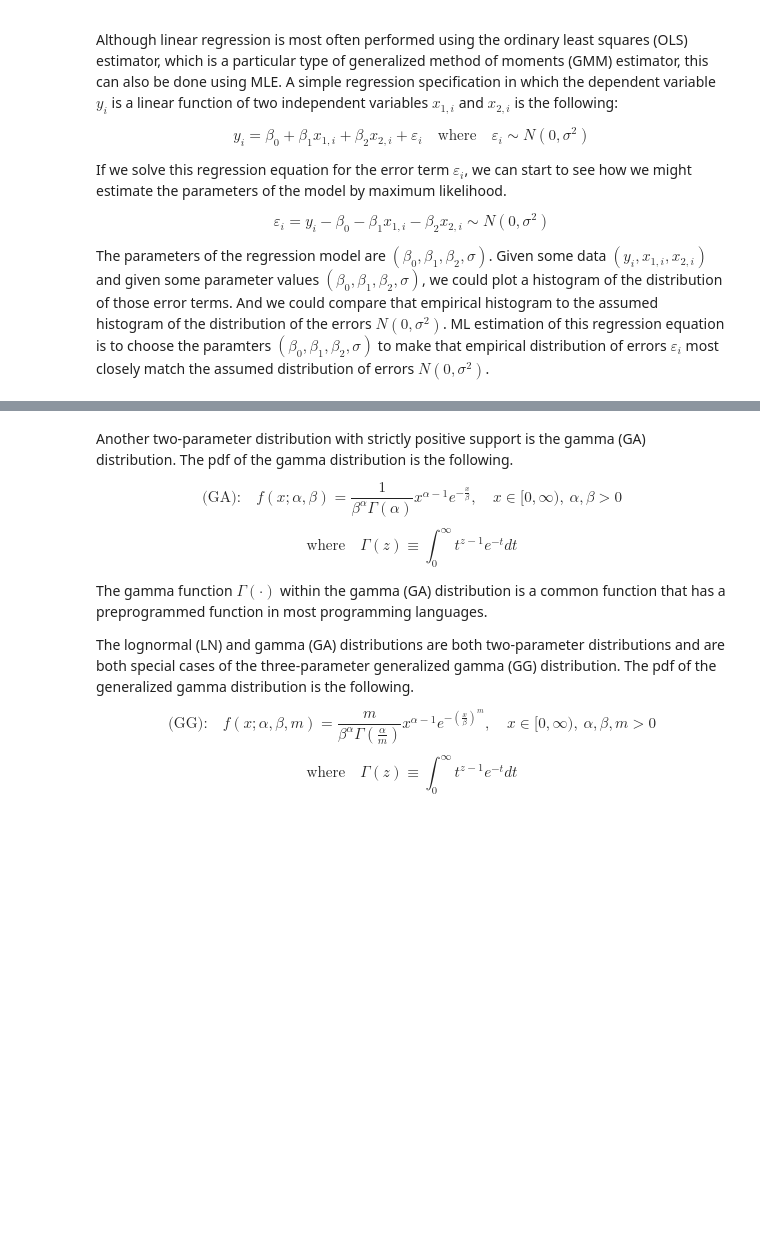
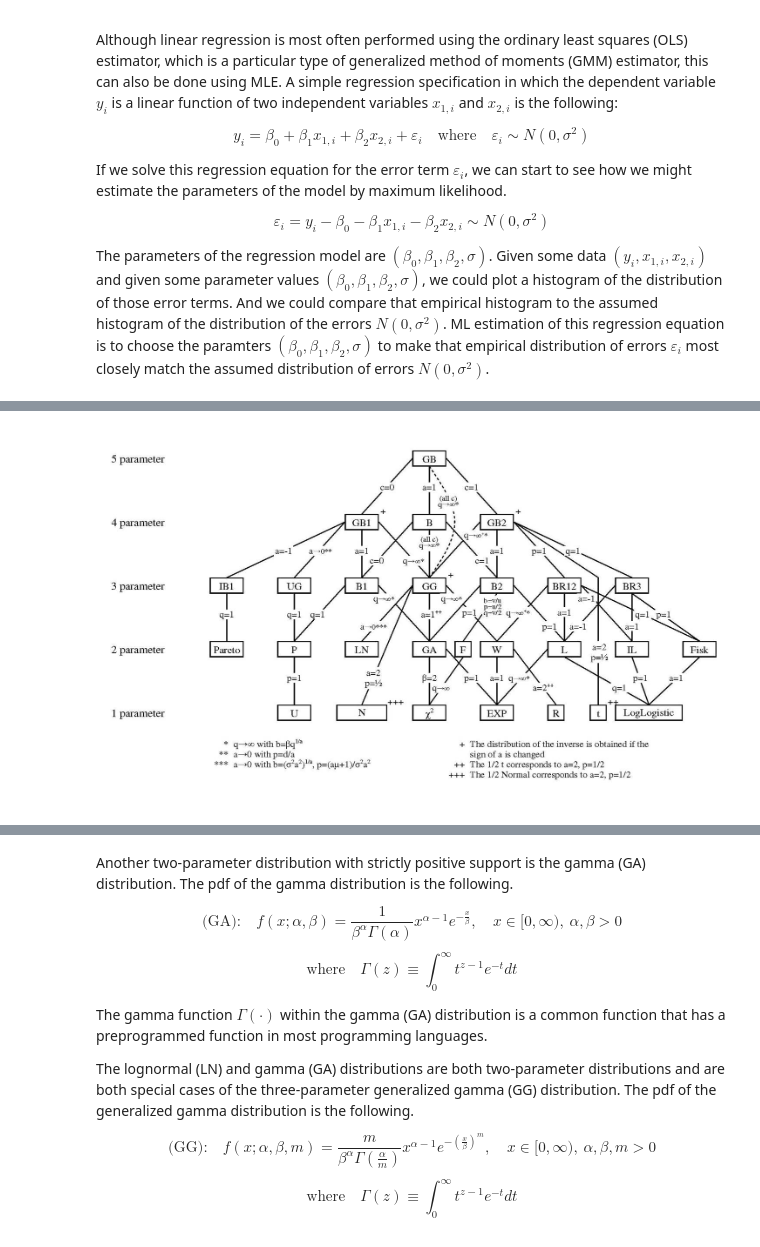
Before and after one commit to rickecon/Notebooks, a Jupyter notebook: MLE/MLest.ipynb, the cells around one changed output, grey strips where cells are left out. Saved outputs shown, nothing was run; the diff lists cells and outputs as text; code cells hidden in the pictures; blank space fills up the shorter version.

```diff
--- a/MLE/MLest.ipynb
+++ b/MLE/MLest.ipynb
@@ -347 +368,12 @@ The parameters of the regression model are $(\beta_0, \beta_1, \beta_2, \sigma)$
+# %%
+from IPython.display import Image
+
+# Download and save the data file GBtree.png
+url = ('https://raw.githubusercontent.com/rickecon/Notebooks/' +
+       'master/MLE/images/Econ381totpts.txt')
+data_file = requests.get(url, allow_redirects=True)
+open('Econ381totpts.txt', 'wb').write(data_file.content)
+Image("images/GBtree.png")
+# %% [output]
+[figure, added]
 # %% [markdown]
```
Also changed, not shown: parts of 7 cells of this notebook, 3 other files.
